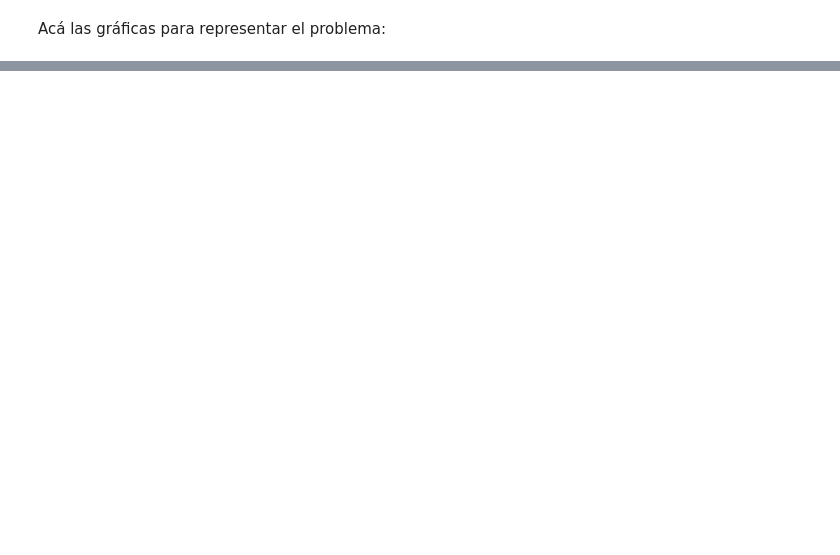
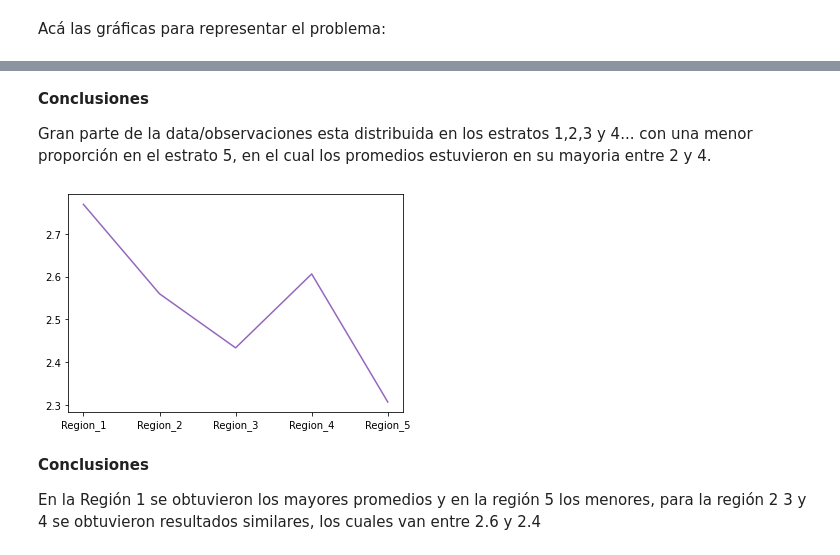
Before and after one commit to sergiobtalero/HerramientasLab1, a Jupyter notebook: Laboratorio-1.ipynb, the cells around one changed output, grey strips where cells are left out. Saved outputs shown, nothing was run; the diff lists cells and outputs as text; code cells hidden in the pictures; blank space fills up the shorter version.

```diff
--- a/Laboratorio-1.ipynb
+++ b/Laboratorio-1.ipynb
@@ -82,0 +93,50 @@ Text(0, 0.5, 'Estratos')
+# %% [markdown]
+**Conclusiones**
+
+Gran parte de la data/observaciones esta distribuida en los estratos 1,2,3 y 4... con una menor proporción en el estrato 5, en el cual los promedios estuvieron en su mayoria entre 2 y 4.
+# %%
+from statistics import mean
+def relativeMean(groups,  estadistico):
+#    groups.sort()
+    groupedValues = []
+    for g in groups:
+        try:
+            groupedValues.index(g)
+        except:
+            groupedValues.append(g)
+
+    diccionarioAgrupaciones = dict.fromkeys(groupedValues,[])
+    i = 0
+    matrizValores=[]
+    for gv in groupedValues:
+        matrizValores.append([])
+    #print(groupedValues)
+    for e in estadistico:
+        matrizValores[groupedValues.index(groups[i])].append(e)
+        i = i + 1
+#    for valor,valores in diccionarioAgrupaciones.items():
+#        diccionarioAgrupaciones.update({valor:mean(valores)})
+    for gv in groupedValues:
+        diccionarioAgrupaciones.update({gv:mean(matrizValores[groupedValues.index(gv)])})
+
+    return diccionarioAgrupaciones
+
+import matplotlib.pyplot as plt
+fig, ax = plt.subplots()
+diccValores = relativeMean(regiones,  promedios)
+ax.plot(list(diccValores.keys()),
+        list(diccValores.values()),
+        color = 'tab:purple')
+plt.show()
+
+#print(relativeMean(generos,promedios))
+
+#        tempVar = (groupedValues.index(str(g)),diccionarioAgrupaciones.get(str(groups[i])))
+#        tempVar.append((e)
+#        diccionarioAgrupaciones.update({str(groups[i]): tempVar})
+# %% [output]
+[figure, added]
+# %% [markdown]
+**Conclusiones**
+
+En la Región 1 se obtuvieron los mayores promedios y en la región 5 los menores, para la región 2 3 y 4 se obtuvieron resultados similares, los cuales van entre 2.6 y 2.4
```
Also changed, not shown: parts of 4 cells of this notebook.
